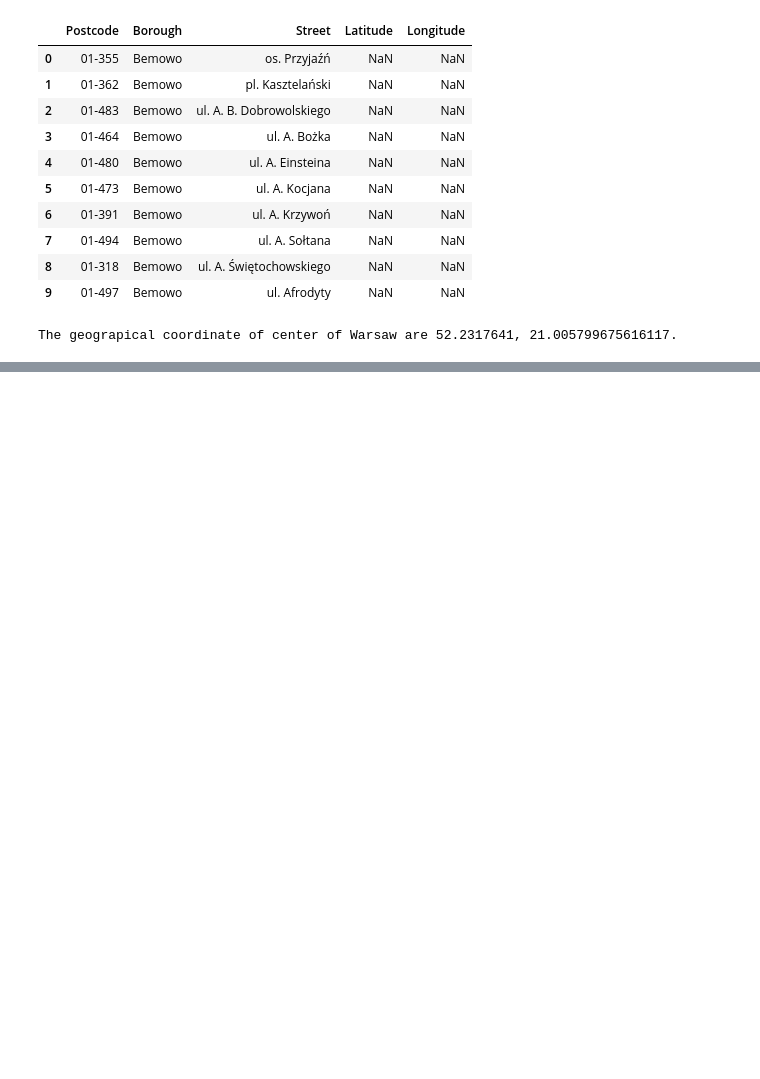
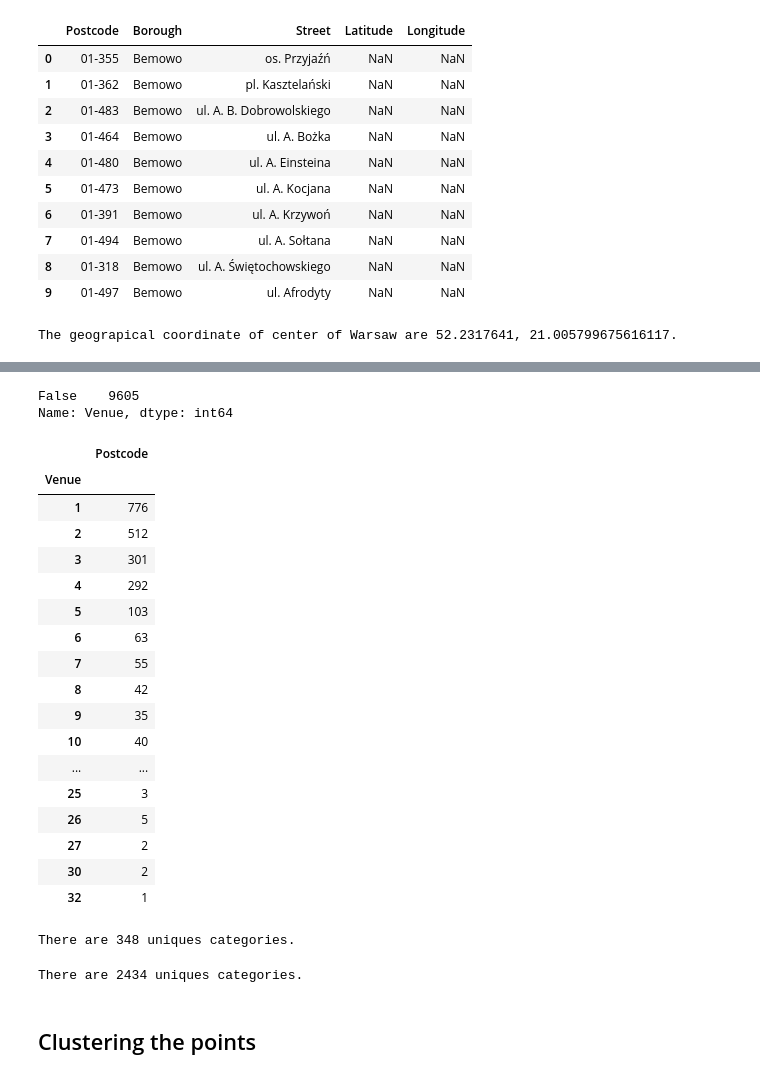
Before and after one commit to MGajewskiK/coursera_capstone, a Jupyter notebook: Warsaw Neighborhoods.ipynb, the cells around one changed output, grey strips where cells are left out. Cells and saved outputs as stored; diff of their text form; code cells hidden in the pictures; blank space fills up the shorter version.

```diff
--- a/Warsaw Neighborhoods.ipynb
+++ b/Warsaw Neighborhoods.ipynb
@@ -195,0 +436,37 @@ KeyboardInterrupt:
+# %%
+warsaw_venues.Venue.isnull().reset_index(drop=True).value_counts()
+# %% [output]
+False    9605
+Name: Venue, dtype: int64
+# %%
+count = warsaw_venues.groupby('Postcode').Venue.count().reset_index().groupby('Venue').count()
+count
+# %% [output]
+|  | Postcode |
+| Venue |  |
+| 1 | 776 |
+| 2 | 512 |
+| 3 | 301 |
+| 4 | 292 |
+| 5 | 103 |
+| 6 | 63 |
+| 7 | 55 |
+| 8 | 42 |
+| 9 | 35 |
+| 10 | 40 |
+| ... | ... |
+| 25 | 3 |
+| 26 | 5 |
+| 27 | 2 |
+| 30 | 2 |
+| 32 | 1 |
+# %%
+print('There are {} uniques categories.'.format(len(warsaw_venues['Venue Category'].unique())))
+# %% [output]
+There are 348 uniques categories.
+# %%
+print('There are {} uniques categories.'.format(len(warsaw_venues['Postcode'].unique())))
+# %% [output]
+There are 2434 uniques categories.
+# %% [markdown]
+## Clustering the points
```
Also changed, not shown: parts of 33 cells of this notebook, 9 other files.
